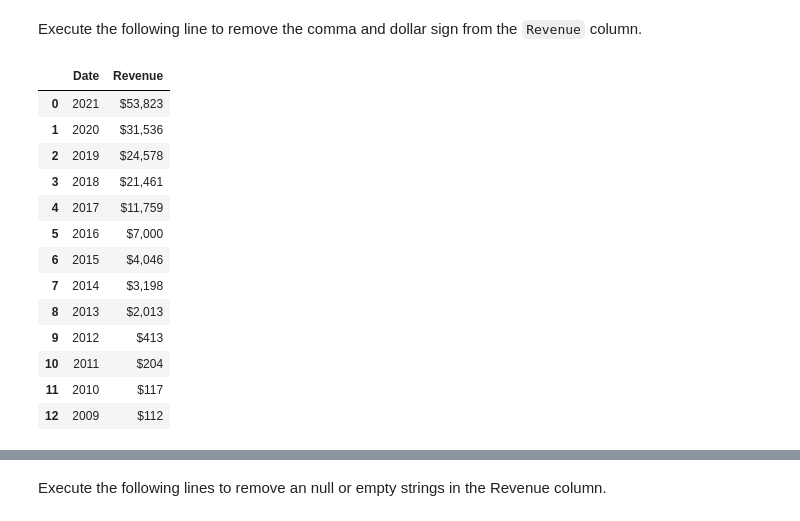
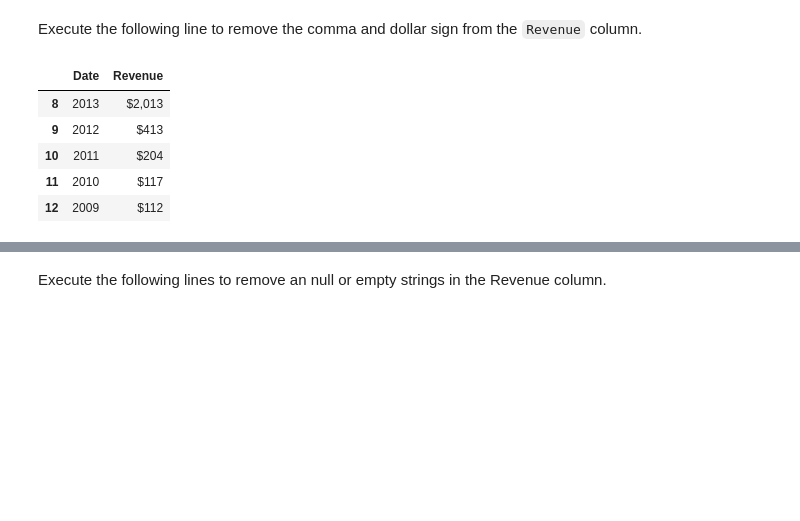
Before and after one commit to gprakash66/Data_Science, a Jupyter notebook: Final Assignment.ipynb, the cells around one changed output, grey strips where cells are left out. Drawn from its saved outputs; the diff is of its cells as text; code cells hidden in the pictures; blank space fills up the shorter version.

```diff
--- a/Final Assignment.ipynb
+++ b/Final Assignment.ipynb
@@ -169,17 +162,9 @@ for row in soup.find("tbody").find_all('tr'):
 # %% [markdown]
 Execute the following line to remove the comma and dollar sign from the `Revenue` column.
 # %%
-tesla_revenue
+tesla_revenue.tail(5)
 # %% [output]
 |  | Date | Revenue |
-| 0 | 2021 | $53,823 |
-| 1 | 2020 | $31,536 |
-| 2 | 2019 | $24,578 |
-| 3 | 2018 | $21,461 |
-| 4 | 2017 | $11,759 |
-| 5 | 2016 | $7,000 |
-| 6 | 2015 | $4,046 |
-| 7 | 2014 | $3,198 |
 | 8 | 2013 | $2,013 |
 | 9 | 2012 | $413 |
 | 10 | 2011 | $204 |
```
Also changed, not shown: parts of 5 cells of this notebook.
